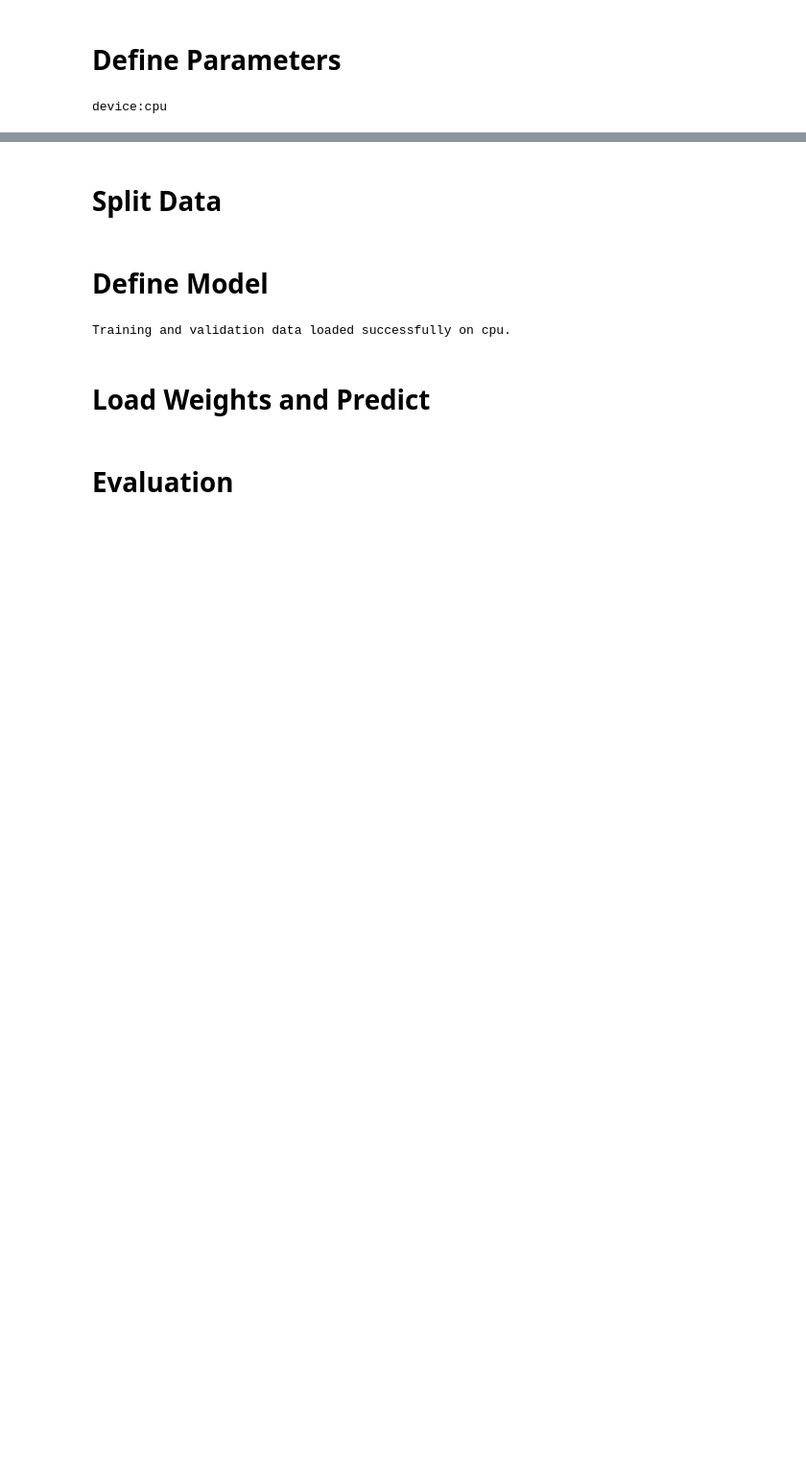
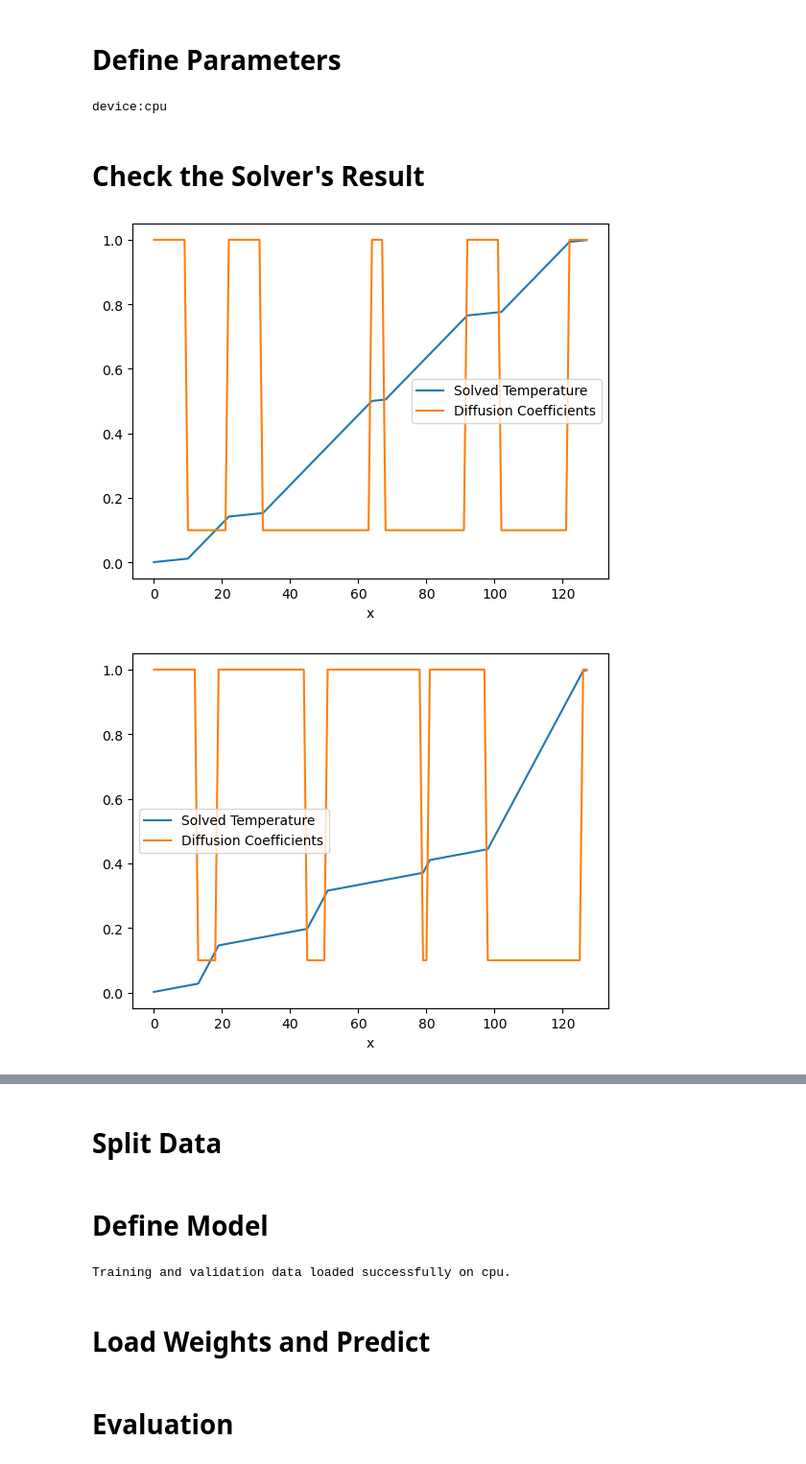
Before and after one commit to HanboYangC/Toy_PEDS, a Jupyter notebook: tools/evaluation.ipynb, the cells around one changed output, grey strips where cells are left out. Shown: that part at 96% size. Cells and saved outputs as stored; diff of their text form; code cells hidden in the pictures; blank space fills up the shorter version.

```diff
--- a/tools/evaluation.ipynb
+++ b/tools/evaluation.ipynb
@@ -14,37 +19,41 @@ from scipy.stats import pearsonr
 SEED=42
 # %% [markdown]
 # Define Parameters
+# %%
+
+device = 'cuda' if torch.cuda.is_available() else 'cpu'
+params=config.params
+data_dir = os.path.join('..','data')
+grid_width = params['width'] / params['num_wells']
+params['grid_width'] = grid_width
+anchors = np.linspace(0, params['width'], params['num_wells'] + 1)[:params['num_wells']] + (
+            params['grid_width'] / 2)
+params['anchors'] = anchors
+
+lengths_dir = os.path.join(data_dir, 'lengths')
+y_dir = os.path.join(data_dir, 'y')
+k_dir = os.path.join(data_dir, 'k')
+D_dir=os.path.join(data_dir,'D')
+print(f'device:{device}')
+
+dg = DG(params)
+geo_list = dg.generate_geo(seed=SEED)
+lengths_array=np.load(lengths_dir+'.npy')
+y_array=np.load(y_dir+'.npy')
+k_array=np.load(k_dir+'.npy')
+D_array=np.load(D_dir+'.npy')
+# %% [output]
+device:cpu
+# %% [markdown]
+# Check the Solver's Result
 # %%
-
-device = 'cuda' if torch.cuda.is_available() else 'cpu'
-params = {'num_samples': 10000,
-          'num_wells': 4,
-          'width': 10,
-          'd_hole': 0.1,
-          'd_med': 1,
-          'HF_N': 128,
-          'LF_N': 4,
-          'num_train': 700,
-          'num_test': 200,
-          'num_val': 100,
-          'epochs': 150,
-          # 'w': 0.5
-          }
-grid_width = params['width'] / params['num_wells']
-params['grid_width'] = grid_width
-anchors = np.linspace(0, params['width'], params['num_wells'] + 1)[:params['num_wells']] + (
-            params['grid_width'] / 2)
-params['anchors'] = anchors
-data_dir = os.path.join('..','data')
-lengths_dir = os.path.join(data_dir, 'lengths')
-y_dir = os.path.join(data_dir, 'y')
-k_dir = os.path.join(data_dir, 'k')
-print(f'device:{device}')
-
-dg = DG(params)
-geo_list = dg.generate_geo(seed=SEED)
-lengths_array=np.load(lengths_dir+'.npy')
-y_array=np.load(y_dir+'.npy')
-k_array=np.load(k_dir+'.npy')
+check_num=3
+for i in range(check_num):
+    plt.plot(y_array[i],label='Solved Temperature')
+    plt.plot(D_array[i],label='Diffusion Coefficients')
+    plt.xlabel('x')
+    plt.legend()
+    plt.show()
 # %% [output]
-device:cpu
+[figure, added]
+[figure, added]
```
Also changed, not shown: parts of 8 cells of this notebook, 24 other files.
